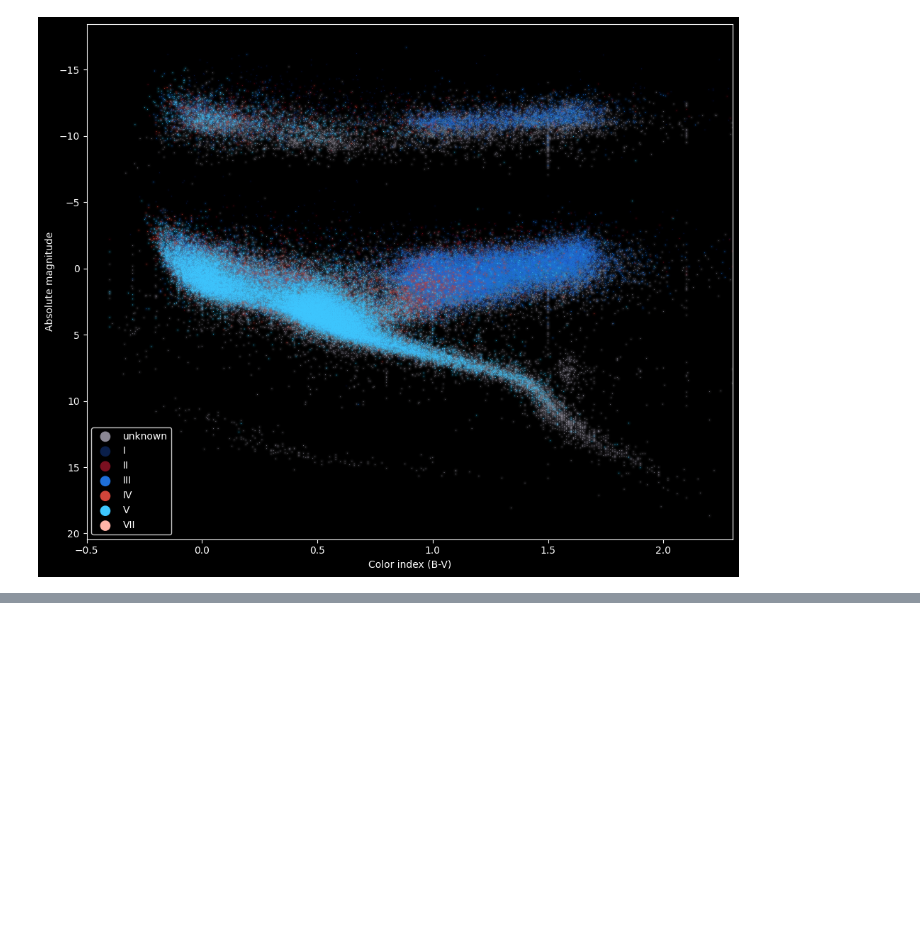
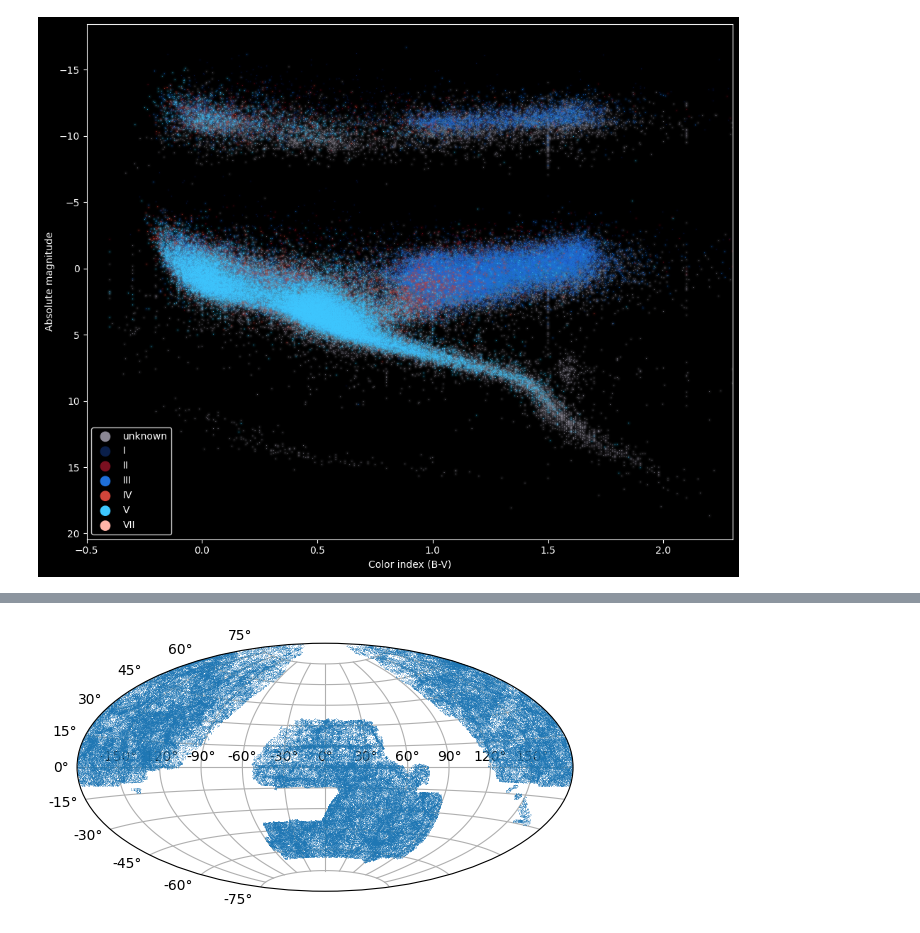
Before and after one commit to Kraysent/apsh-3, a Jupyter notebook: school/02/02_matplotlib/02_matplotlib.ipynb, the cells around one changed output, grey strips where cells are left out. Cells and saved outputs as stored; diff of their text form; code cells hidden in the pictures; blank space fills up the shorter version.

```diff
--- a/school/02/02_matplotlib/02_matplotlib.ipynb
+++ b/school/02/02_matplotlib/02_matplotlib.ipynb
@@ -270,0 +313,20 @@ plt.tight_layout()
+# %%
+import numpy as np
+import matplotlib.pyplot as plt
+
+arr = np.genfromtxt(
+    "data/sga.csv",
+    delimiter=",",
+    names=True,
+    dtype=None,
+)
+
+ra_rad = np.deg2rad(np.mod(arr["ra"] + 180, 360) - 180)
+dec_rad = np.deg2rad(arr["dec"])
+
+fig, ax = plt.subplots(subplot_kw={"projection": "aitoff"})
+ax.plot(ra_rad, dec_rad, ",", linestyle="none", markersize=0.5, alpha=0.2)
+ax.grid(True)
+plt.show()
+# %% [output]
+[figure, added]
```
Also changed, not shown: parts of 14 cells of this notebook, 3 other files.
